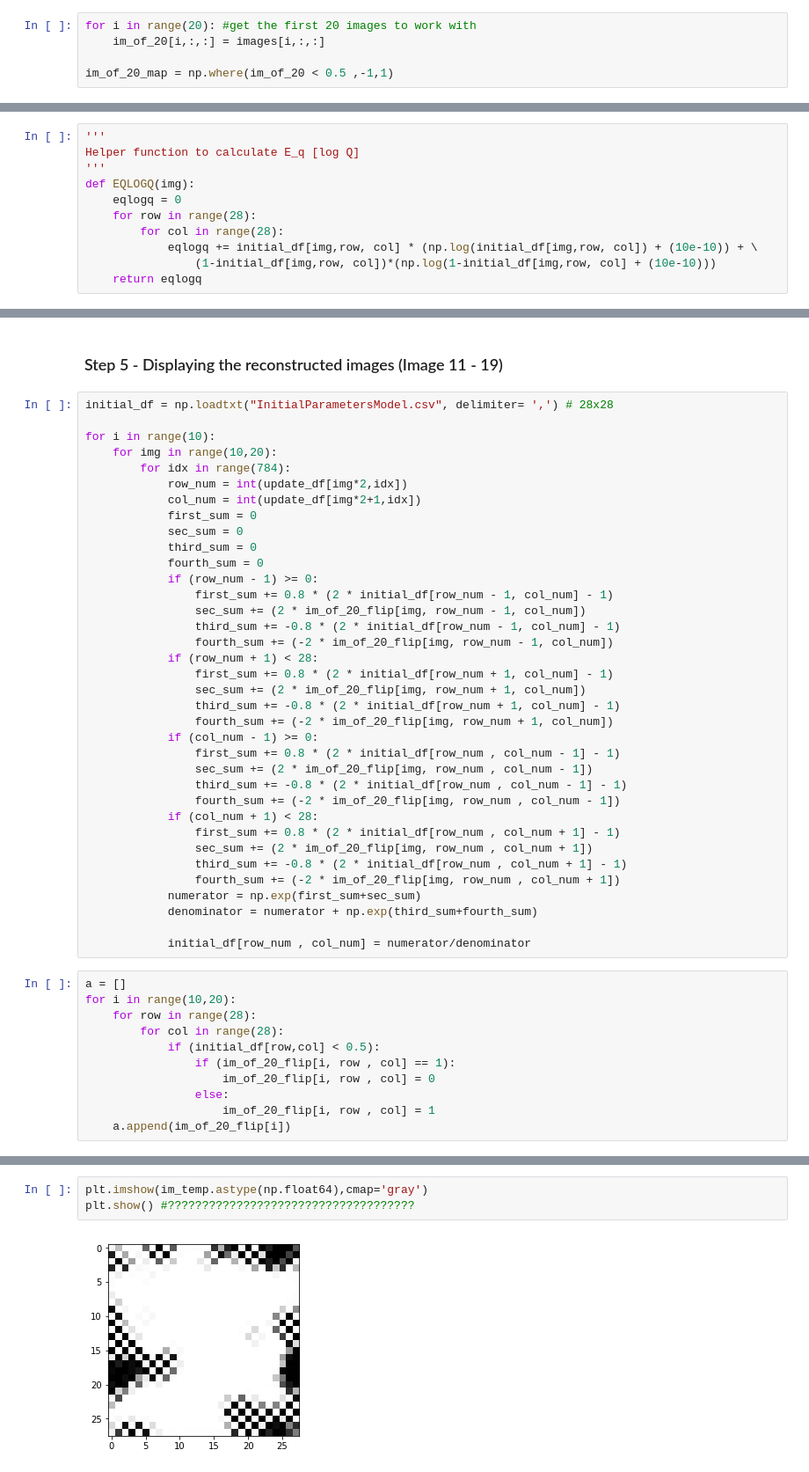
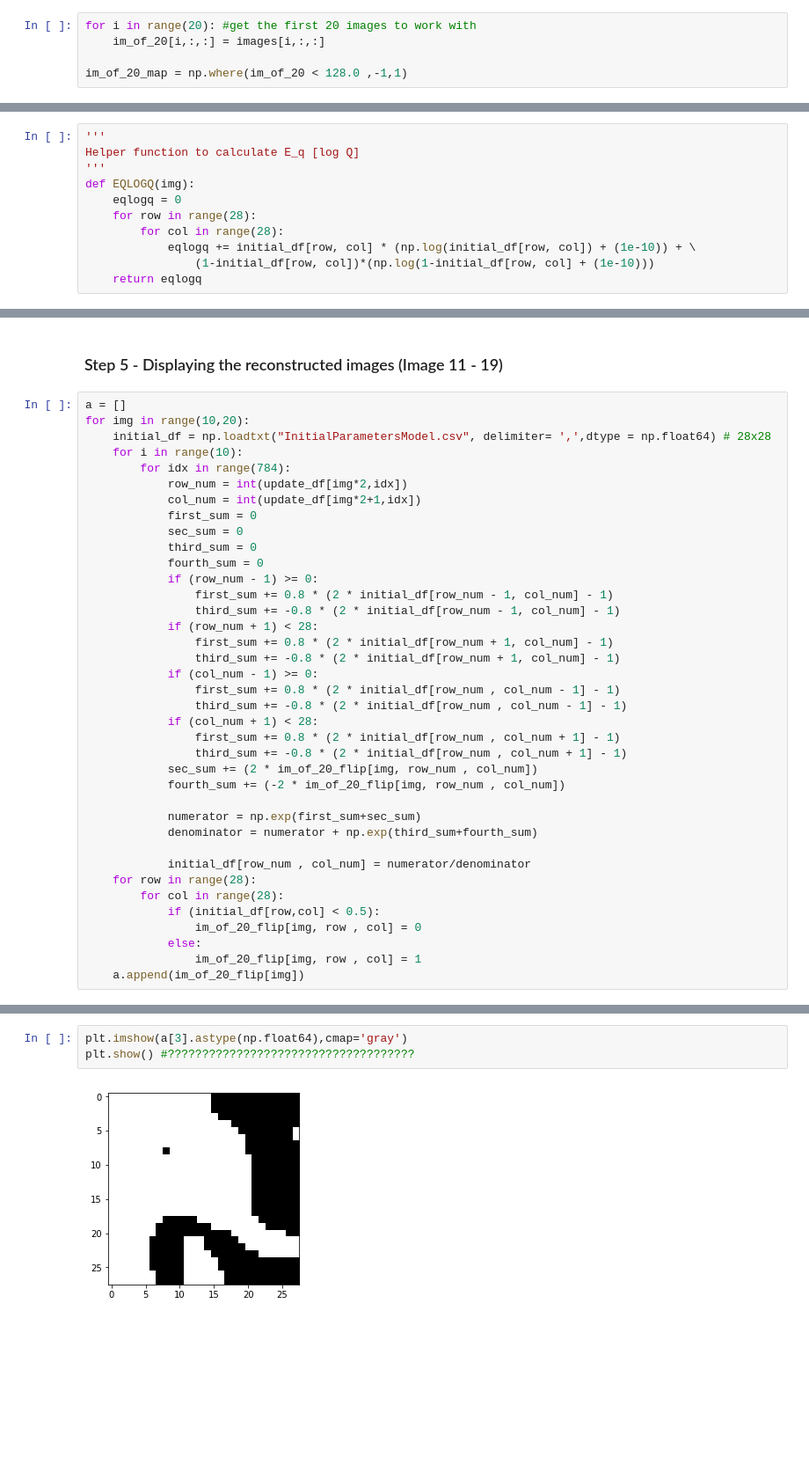
Before and after one commit to lpoon2/CS498-AML, a Jupyter notebook: hw8/hw8.ipynb, the cells around one changed output, grey strips where cells are left out. Shown: that part at 88% size. Saved outputs shown, nothing was run; the diff lists cells and outputs as text; blank space fills up the shorter version.

```diff
--- a/hw8/hw8.ipynb
+++ b/hw8/hw8.ipynb
@@ -27,7 +32,7 @@ im_of_20_flip = np.zeros((20, 28, 28))
 for i in range(20): #get the first 20 images to work with
     im_of_20[i,:,:] = images[i,:,:]
 
-im_of_20_map = np.where(im_of_20 < 0.5 ,-1,1)
+im_of_20_map = np.where(im_of_20 < 128.0 ,-1,1)
 # %% [markdown]
 ### Step 2 - Adding noises to images
 # %%
@@ -161,8 +150,8 @@ def EQLOGQ(img):
     eqlogq = 0
     for row in range(28):
         for col in range(28):
-            eqlogq += initial_df[img,row, col] * (np.log(initial_df[img,row, col]) + (10e-10)) + \
-                (1-initial_df[img,row, col])*(np.log(1-initial_df[img,row, col] + (10e-10)))
+            eqlogq += initial_df[row, col] * (np.log(initial_df[row, col]) + (1e-10)) + \
+                (1-initial_df[row, col])*(np.log(1-initial_df[row, col] + (1e-10)))
     return eqlogq
 # %%
 '''
@@ -255,10 +254,10 @@ array([[ -406.42825816, -3480.71407109, -3520.51980911, -3520.86253036,
 # %% [markdown]
 ### Step 5 - Displaying the reconstructed images (Image 11 - 19)
 # %%
-initial_df = np.loadtxt("InitialParametersModel.csv", delimiter= ',') # 28x28
-
-for i in range(10):
-    for img in range(10,20):
+a = []
+for img in range(10,20):
+    initial_df = np.loadtxt("InitialParametersModel.csv", delimiter= ',',dtype = np.float64) # 28x28
+    for i in range(10):
         for idx in range(784):
             row_num = int(update_df[img*2,idx])
             col_num = int(update_df[img*2+1,idx])
@@ -268,39 +267,30 @@ for i in range(10):
             fourth_sum = 0
             if (row_num - 1) >= 0:
                 first_sum += 0.8 * (2 * initial_df[row_num - 1, col_num] - 1)
-                sec_sum += (2 * im_of_20_flip[img, row_num - 1, col_num])
                 third_sum += -0.8 * (2 * initial_df[row_num - 1, col_num] - 1)
-                fourth_sum += (-2 * im_of_20_flip[img, row_num - 1, col_num])
             if (row_num + 1) < 28:
                 first_sum += 0.8 * (2 * initial_df[row_num + 1, col_num] - 1)
-                sec_sum += (2 * im_of_20_flip[img, row_num + 1, col_num])
                 third_sum += -0.8 * (2 * initial_df[row_num + 1, col_num] - 1)
-                fourth_sum += (-2 * im_of_20_flip[img, row_num + 1, col_num])
             if (col_num - 1) >= 0:
                 first_sum += 0.8 * (2 * initial_df[row_num , col_num - 1] - 1)
-                sec_sum += (2 * im_of_20_flip[img, row_num , col_num - 1])
                 third_sum += -0.8 * (2 * initial_df[row_num , col_num - 1] - 1)
-                fourth_sum += (-2 * im_of_20_flip[img, row_num , col_num - 1])
             if (col_num + 1) < 28:
                 first_sum += 0.8 * (2 * initial_df[row_num , col_num + 1] - 1)
-                sec_sum += (2 * im_of_20_flip[img, row_num , col_num + 1])
                 third_sum += -0.8 * (2 * initial_df[row_num , col_num + 1] - 1)
-                fourth_sum += (-2 * im_of_20_flip[img, row_num , col_num + 1])
+            sec_sum += (2 * im_of_20_flip[img, row_num , col_num])
+            fourth_sum += (-2 * im_of_20_flip[img, row_num , col_num])
+
             numerator = np.exp(first_sum+sec_sum)
             denominator = numerator + np.exp(third_sum+fourth_sum)
 
             initial_df[row_num , col_num] = numerator/denominator
+    for row in range(28):
+        for col in range(28):
+            if (initial_df[row,col] < 0.5):
+                im_of_20_flip[img, row , col] = 0
+            else:
+                im_of_20_flip[img, row , col] = 1
+    a.append(im_of_20_flip[img])
-# %%
-a = []
-for i in range(10,20):
-    for row in range(28):
-        for col in range(28):
-            if (initial_df[row,col] < 0.5):
-                if (im_of_20_flip[i, row , col] == 1):
-                    im_of_20_flip[i, row , col] = 0
-                else:
-                    im_of_20_flip[i, row , col] = 1
-    a.append(im_of_20_flip[i])
 # %%
 '''
 wrtie to file
@@ -381,5 +315,5 @@ im_temp_out[:,:] = np.where(im_temp[:,:] < 0.5 ,0,1)
 # %%
-plt.imshow(im_temp.astype(np.float64),cmap='gray')
+plt.imshow(a[3].astype(np.float64),cmap='gray')
 plt.show() #????????????????????????????????????
 # %% [output]
-[figure, old version]
+[figure, new version]
```
Also changed, not shown: parts of 26 cells of this notebook, 5 other files.
